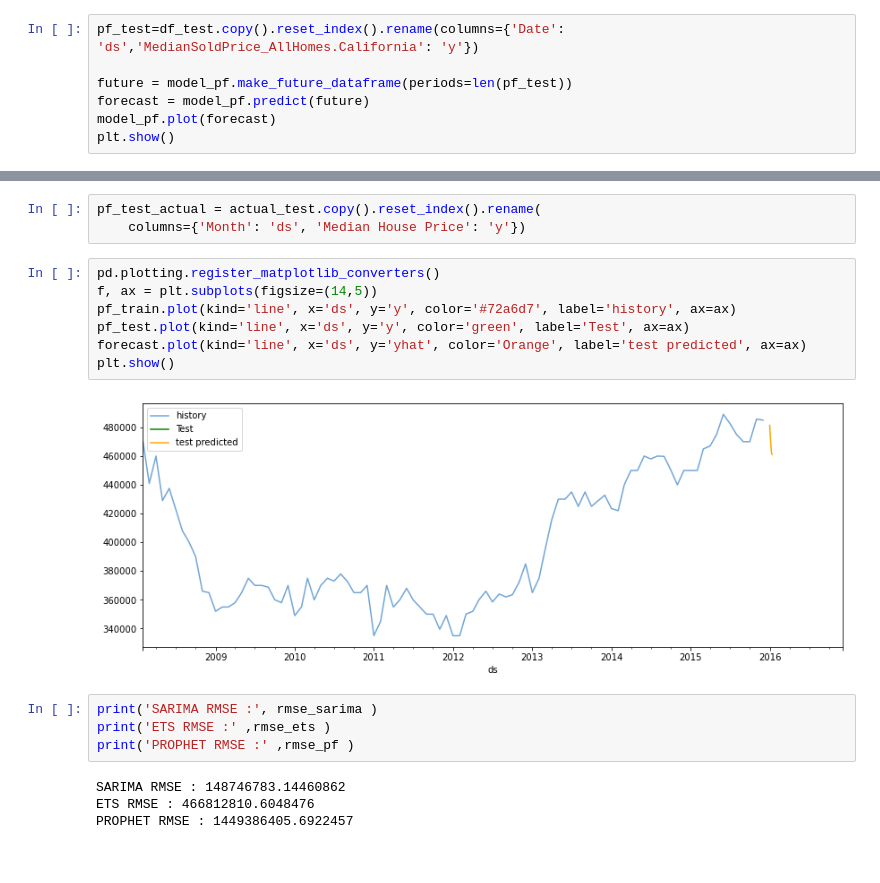
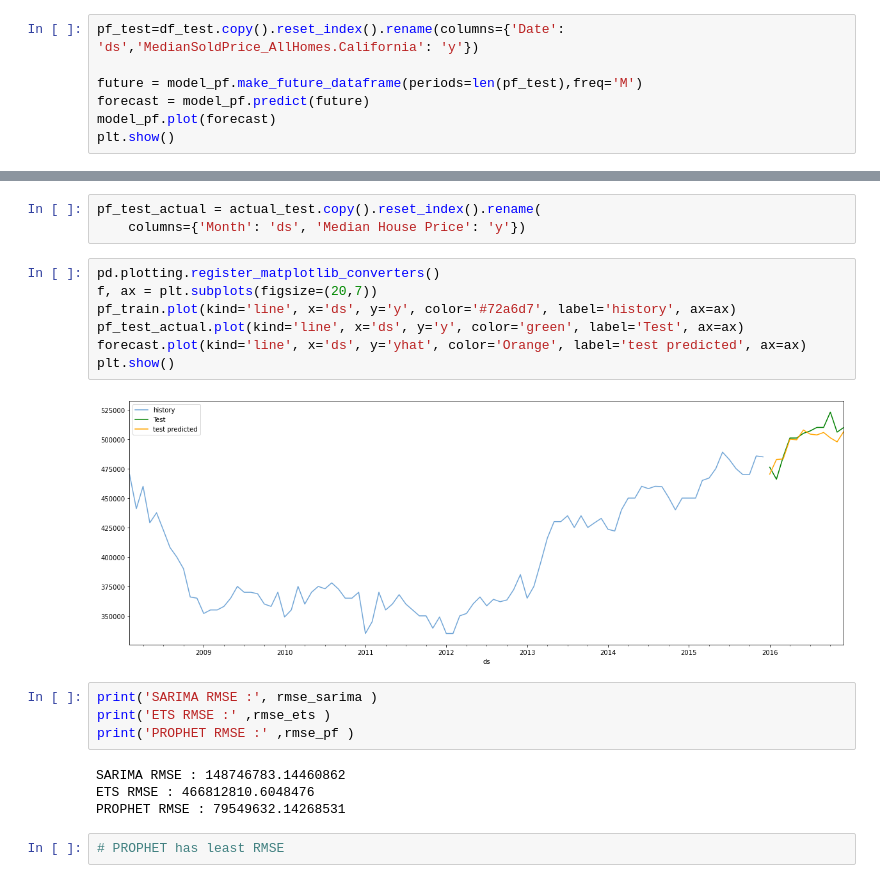
Before and after one commit to camilochaves10/time-series-group-project, a Jupyter notebook: time_series_group_project.ipynb, the cells around one changed output, grey strips where cells are left out. Drawn from its saved outputs; the diff is of its cells as text.

Commit message:
add all models

```diff
--- a/time_series_group_project.ipynb
+++ b/time_series_group_project.ipynb
@@ -307,7 +307,7 @@ INFO:prophet:Disabling daily seasonality. Run prophet with daily_seasonality=Tru
 # %%
 pf_test=df_test.copy().reset_index().rename(columns={'Date': 'ds','MedianSoldPrice_AllHomes.California': 'y'})
 
-future = model_pf.make_future_dataframe(periods=len(pf_test))
+future = model_pf.make_future_dataframe(periods=len(pf_test),freq='M')
 forecast = model_pf.predict(future)
 model_pf.plot(forecast)
 plt.show()
@@ -377,13 +377,13 @@ pf_test_actual = actual_test.copy().reset_index().rename(
     columns={'Month': 'ds', 'Median House Price': 'y'})
 # %%
 pd.plotting.register_matplotlib_converters()
-f, ax = plt.subplots(figsize=(14,5))
+f, ax = plt.subplots(figsize=(20,7))
 pf_train.plot(kind='line', x='ds', y='y', color='#72a6d7', label='history', ax=ax)
-pf_test.plot(kind='line', x='ds', y='y', color='green', label='Test', ax=ax)
+pf_test_actual.plot(kind='line', x='ds', y='y', color='green', label='Test', ax=ax)
 forecast.plot(kind='line', x='ds', y='yhat', color='Orange', label='test predicted', ax=ax)
 plt.show()
 # %% [output]
-[figure, old version]
+[figure, new version]
 # %%
 print('SARIMA RMSE :', rmse_sarima )
 print('ETS RMSE :' ,rmse_ets )
@@ -391,4 +391,6 @@ print('PROPHET RMSE :' ,rmse_pf )
 # %% [output]
 SARIMA RMSE : 148746783.14460862
 ETS RMSE : 466812810.6048476
-PROPHET RMSE : 1449386405.6922457
+PROPHET RMSE : 79549632.14268531
+# %%
+# PROPHET has least RMSE
```
Also changed, not shown: parts of 2 cells of this notebook.
